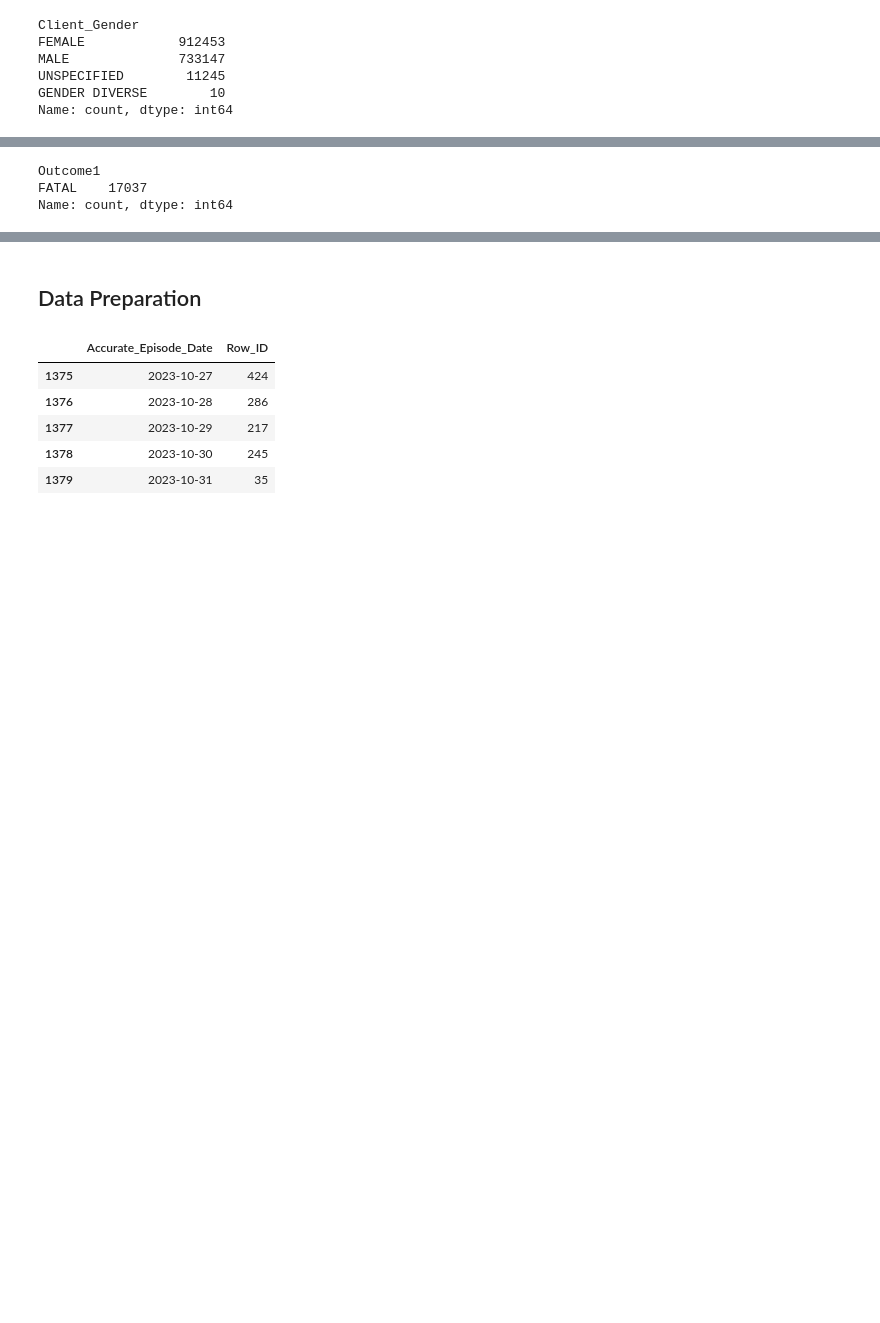
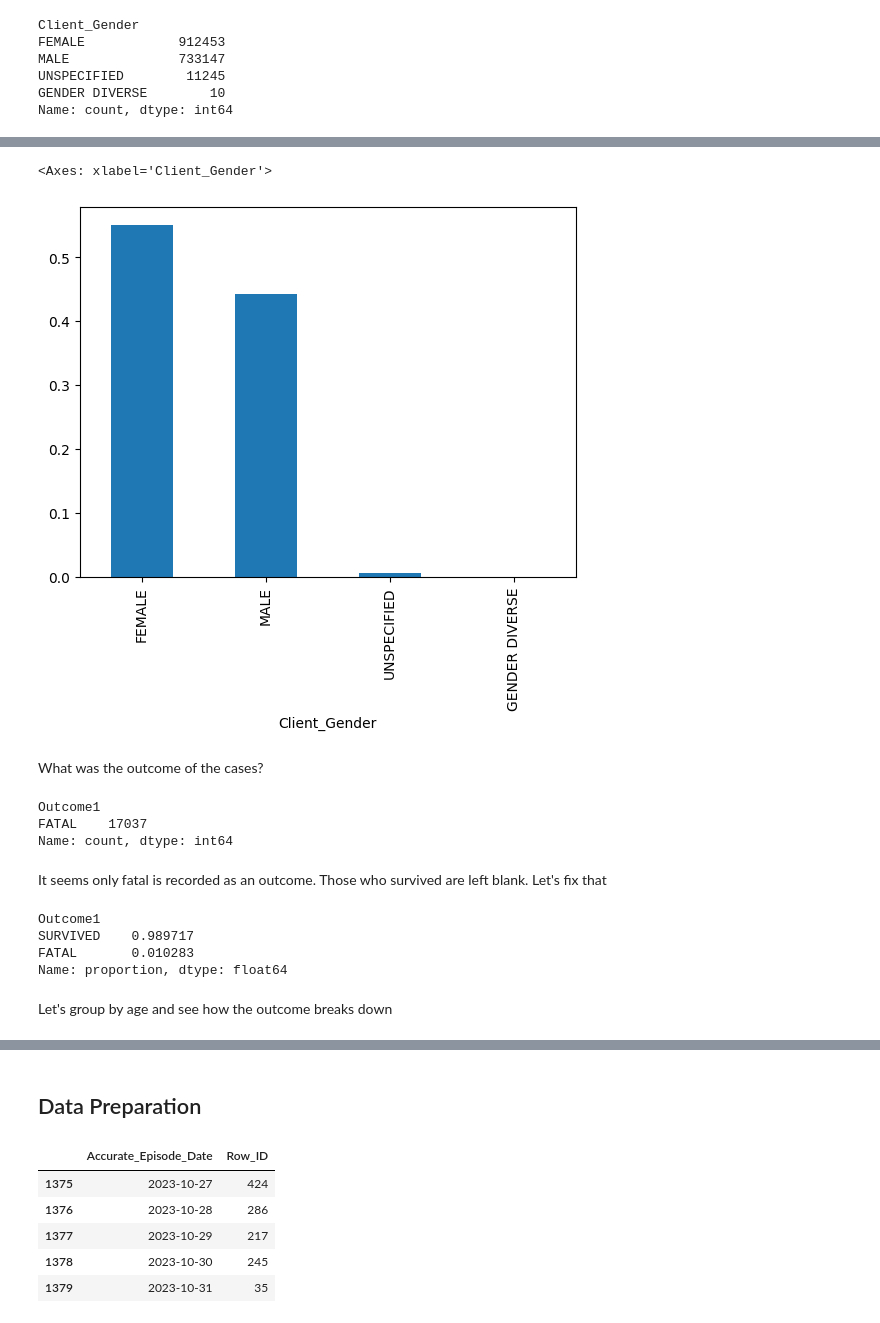
Before and after one commit to farbodab/ds-tools-ai4ph, a Jupyter notebook: Data Science Tools.ipynb, the cells around one changed output, grey strips where cells are left out. Cells and saved outputs as stored; diff of their text form; code cells hidden in the pictures; blank space fills up the shorter version.

```diff
--- a/Data Science Tools.ipynb
+++ b/Data Science Tools.ipynb
@@ -395,6 +471,15 @@ Name: count, dtype: int64
+# %%
+all_cases['Client_Gender'].value_counts(normalize=True).plot(kind='bar')
+# %% [output]
+<Axes: xlabel='Client_Gender'>
+[figure, added]
+# %% [markdown]
+What was the outcome of the cases?
 # %%
 all_cases['Outcome1'].value_counts()
 # %% [output]
 Outcome1
 FATAL    17037
 Name: count, dtype: int64
+# %% [markdown]
+It seems only fatal is recorded as an outcome. Those who survived are left blank. Let's fix that
@@ -400,0 +488,9 @@ Name: count, dtype: int64
+# %%
+all_cases['Outcome1'].value_counts(normalize=True)
+# %% [output]
+Outcome1
+SURVIVED    0.989717
+FATAL       0.010283
+Name: proportion, dtype: float64
+# %% [markdown]
+Let's group by age and see how the outcome breaks down
```
Also changed, not shown: parts of 61 cells of this notebook.
